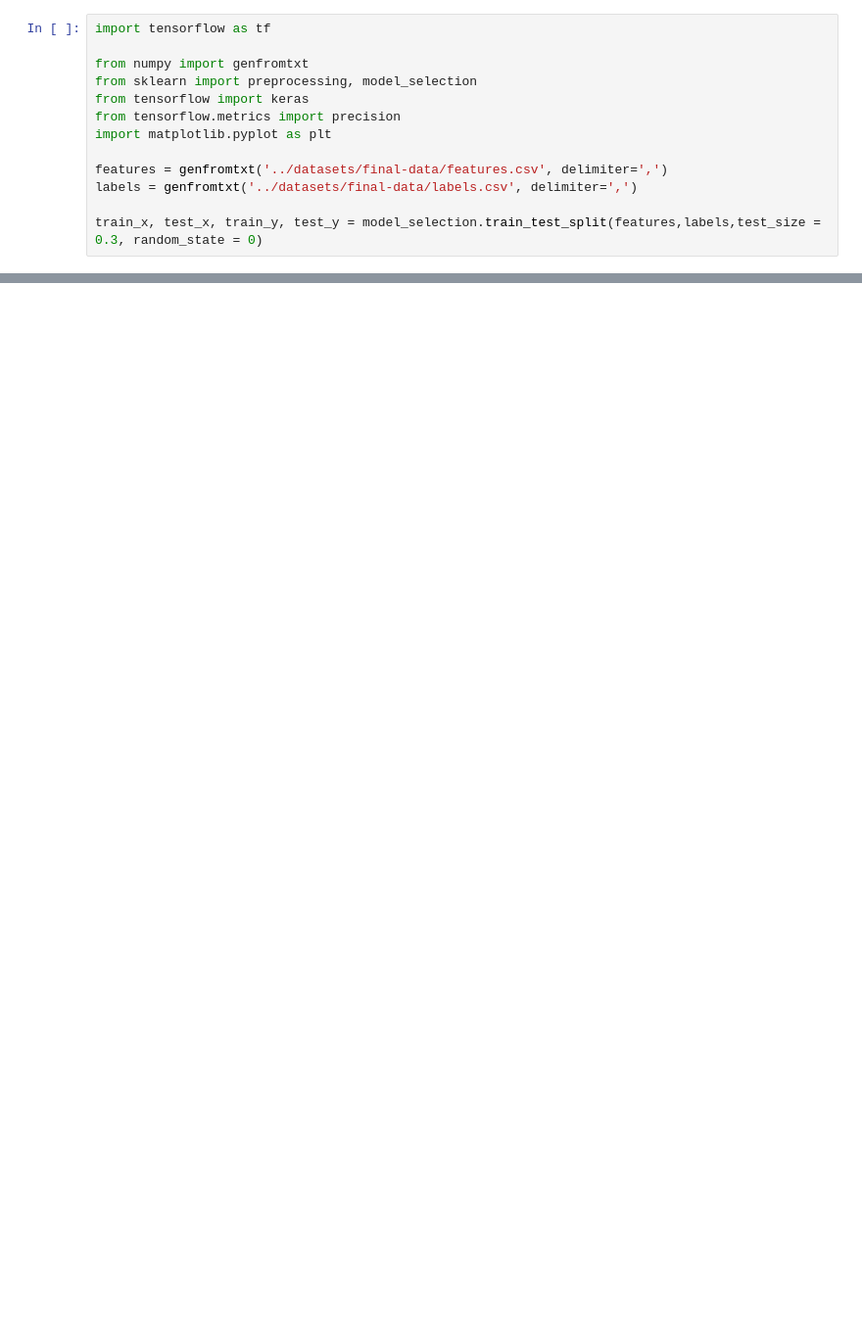
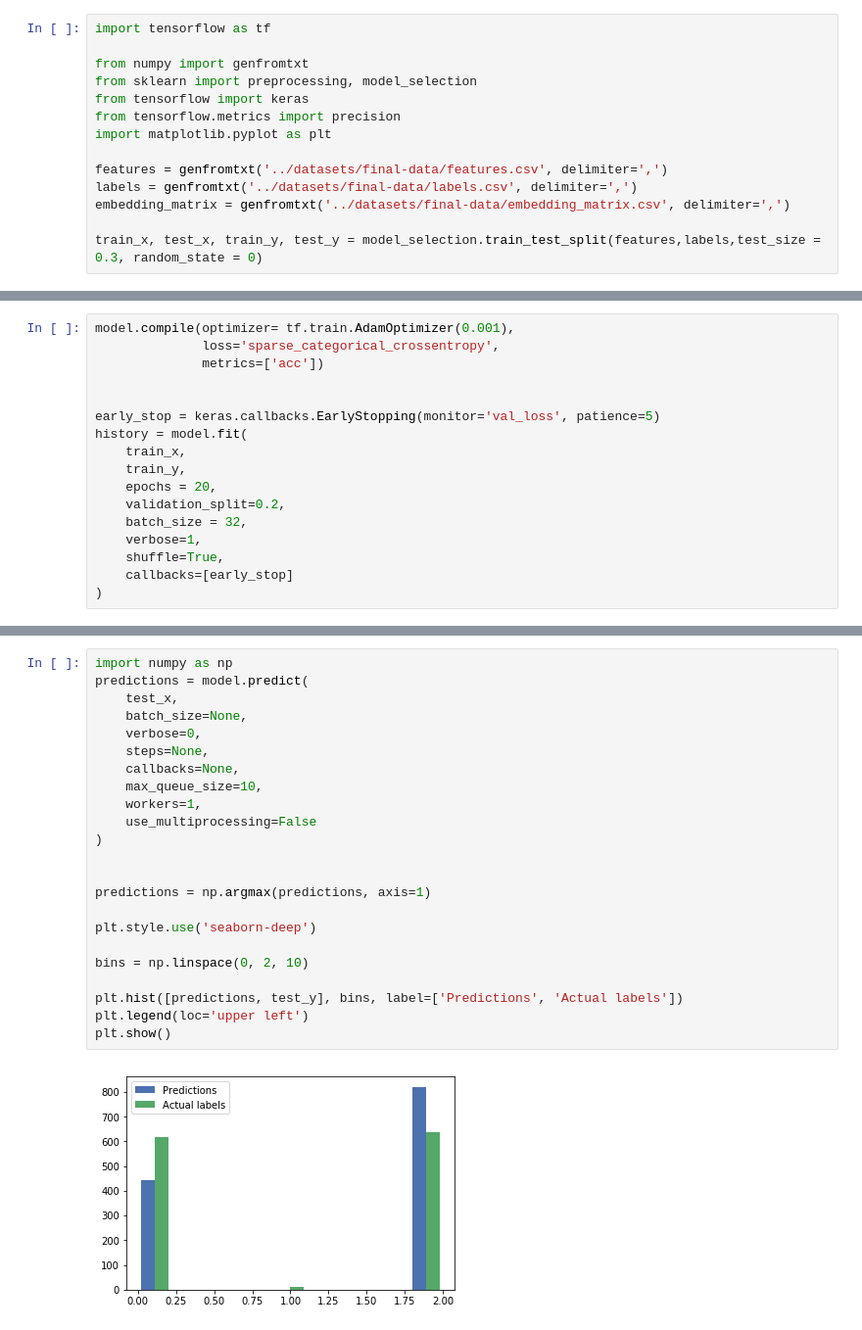
Before and after one commit to gcarvs/News-Impact-On-Dollar, a Jupyter notebook: notebooks/Machine Learning - Training the Neural Network.ipynb, the cells around one changed output, grey strips where cells are left out. Shown at 98% size. Drawn from its saved outputs; the diff is of its cells as text; blank space fills up the shorter version.

```diff
--- a/notebooks/Machine Learning - Training the Neural Network.ipynb
+++ b/notebooks/Machine Learning - Training the Neural Network.ipynb
@@ -9,6 +9,7 @@ import matplotlib.pyplot as plt
 
 features = genfromtxt('../datasets/final-data/features.csv', delimiter=',')
 labels = genfromtxt('../datasets/final-data/labels.csv', delimiter=',')
+embedding_matrix = genfromtxt('../datasets/final-data/embedding_matrix.csv', delimiter=',')
 
 train_x, test_x, train_y, test_y = model_selection.train_test_split(features,labels,test_size = 0.3, random_state = 0)
 # %%
@@ -90,0 +57,17 @@ array([[0.4923001 , 0.01480436, 0.4928956 ],
+# %%
+model.compile(optimizer= tf.train.AdamOptimizer(0.001),
+              loss='sparse_categorical_crossentropy',
+              metrics=['acc'])
+
+
+early_stop = keras.callbacks.EarlyStopping(monitor='val_loss', patience=5)
+history = model.fit(
+    train_x,
+    train_y,
+    epochs = 20,
+    validation_split=0.2,
+    batch_size = 32,
+    verbose=1,
+    shuffle=True,
+    callbacks=[early_stop]
+)
@@ -90,0 +92,25 @@ array([[0.4923001 , 0.01480436, 0.4928956 ],
+# %%
+import numpy as np
+predictions = model.predict(
+    test_x,
+    batch_size=None,
+    verbose=0,
+    steps=None,
+    callbacks=None,
+    max_queue_size=10,
+    workers=1,
+    use_multiprocessing=False
+)
+
+
+predictions = np.argmax(predictions, axis=1)
+
+plt.style.use('seaborn-deep')
+
+bins = np.linspace(0, 2, 10)
+
+plt.hist([predictions, test_y], bins, label=['Predictions', 'Actual labels'])
+plt.legend(loc='upper left')
+plt.show()
+# %% [output]
+[figure, added]
```
Also changed, not shown: parts of 6 cells of this notebook, 3 other files.
